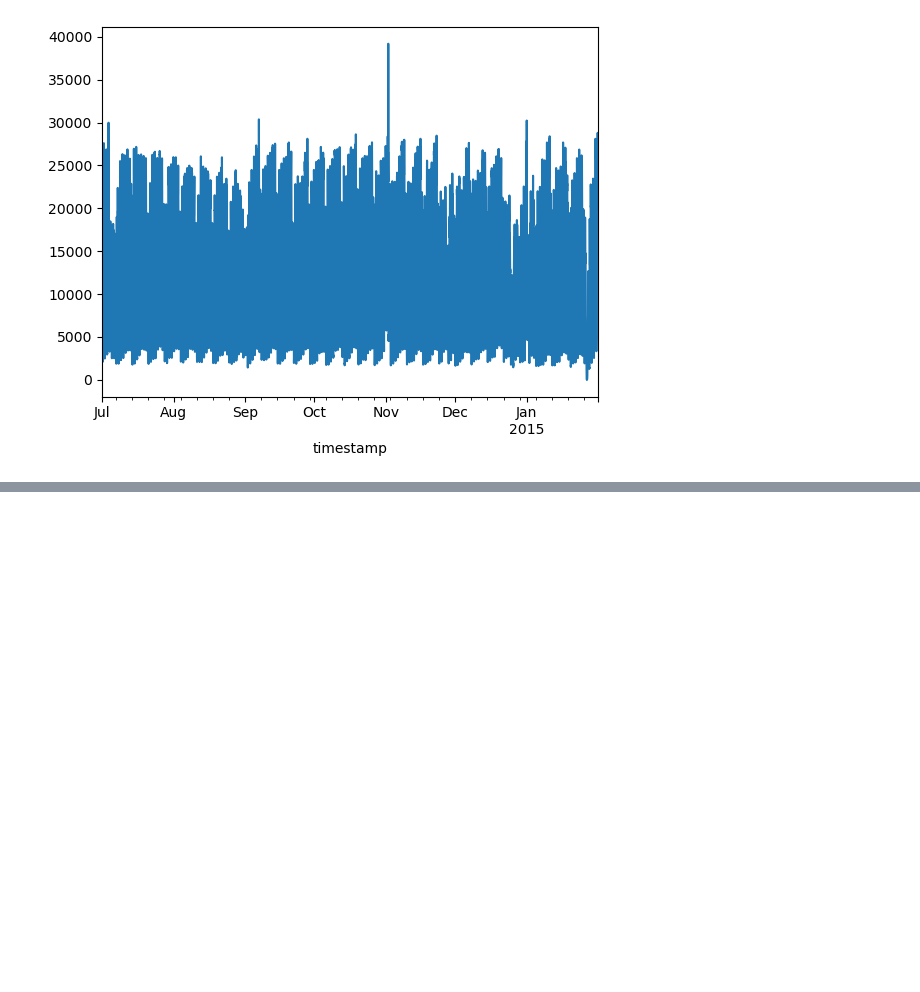
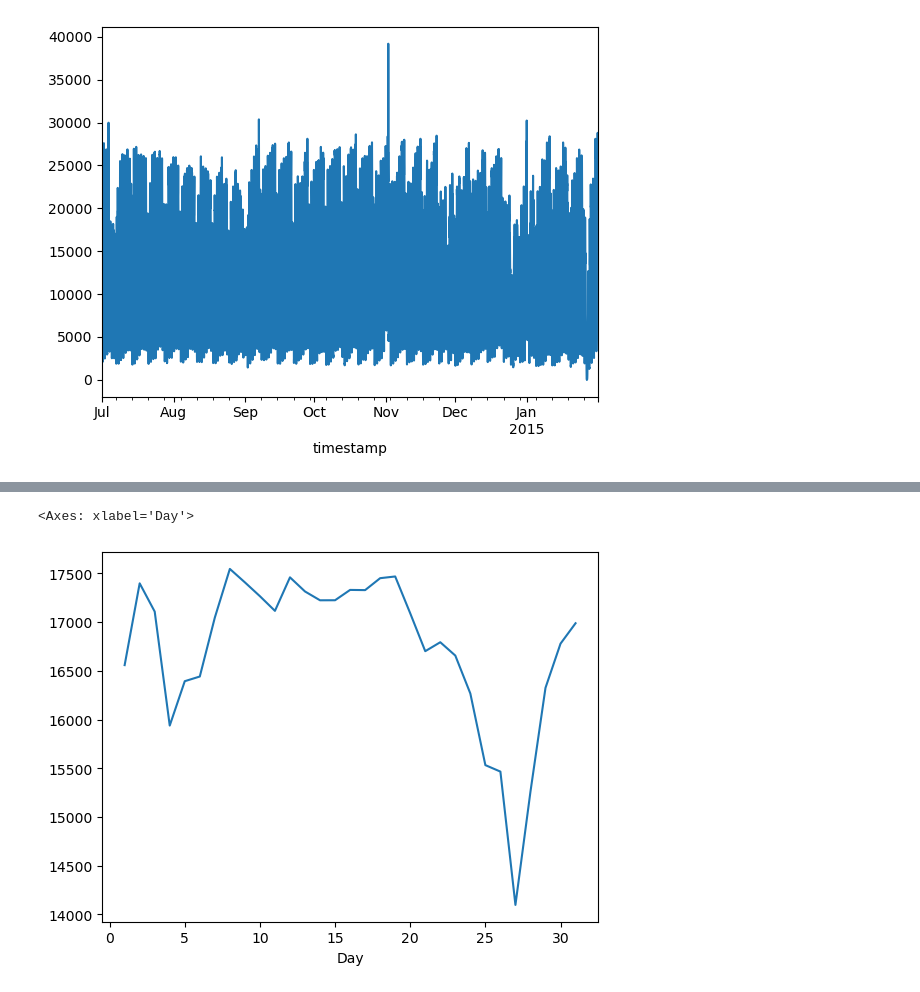
Before and after one commit to ShubhamMisar-12/NYC-Taxi-Traffic-Analysis, a Jupyter notebook: NYC Taxi Data Analysis.ipynb, the cells around one changed output, grey strips where cells are left out. Saved outputs shown, nothing was run; the diff lists cells and outputs as text; code cells hidden in the pictures; blank space fills up the shorter version.

```diff
--- a/NYC Taxi Data Analysis.ipynb
+++ b/NYC Taxi Data Analysis.ipynb
@@ -63,0 +115,6 @@ dtype: int64
+# %%
+df['Day'] = df.index.day
+df.groupby('Day')['value'].median().plot()
+# %% [output]
+<Axes: xlabel='Day'>
+[figure, added]
```
Also changed, not shown: parts of 13 cells of this notebook.
